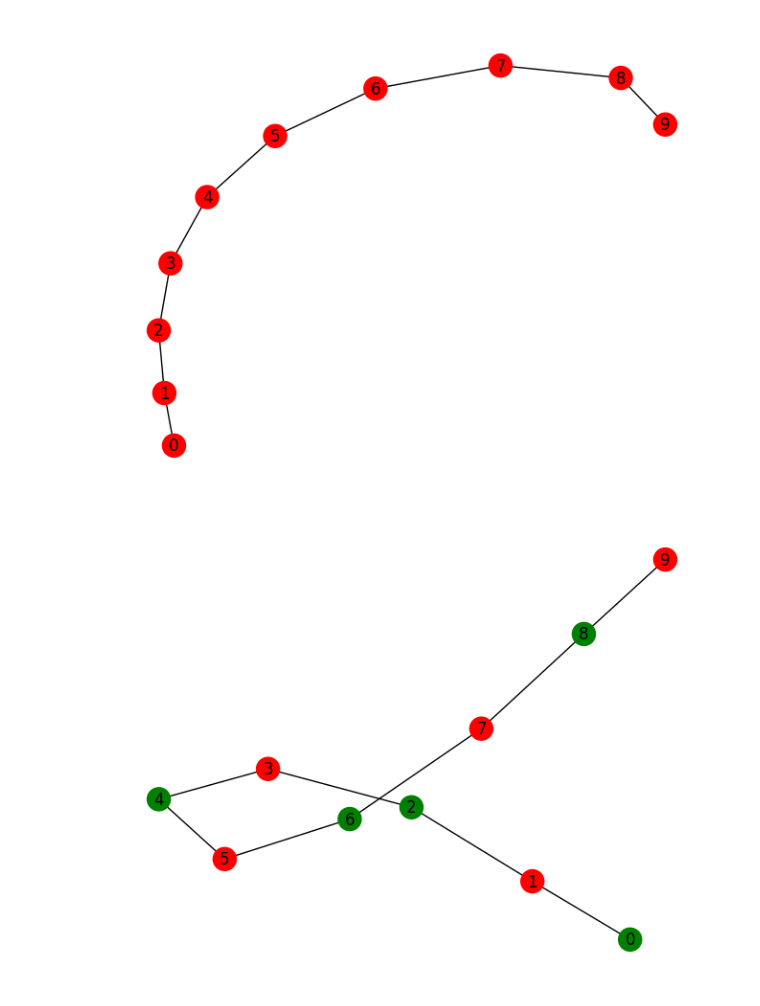
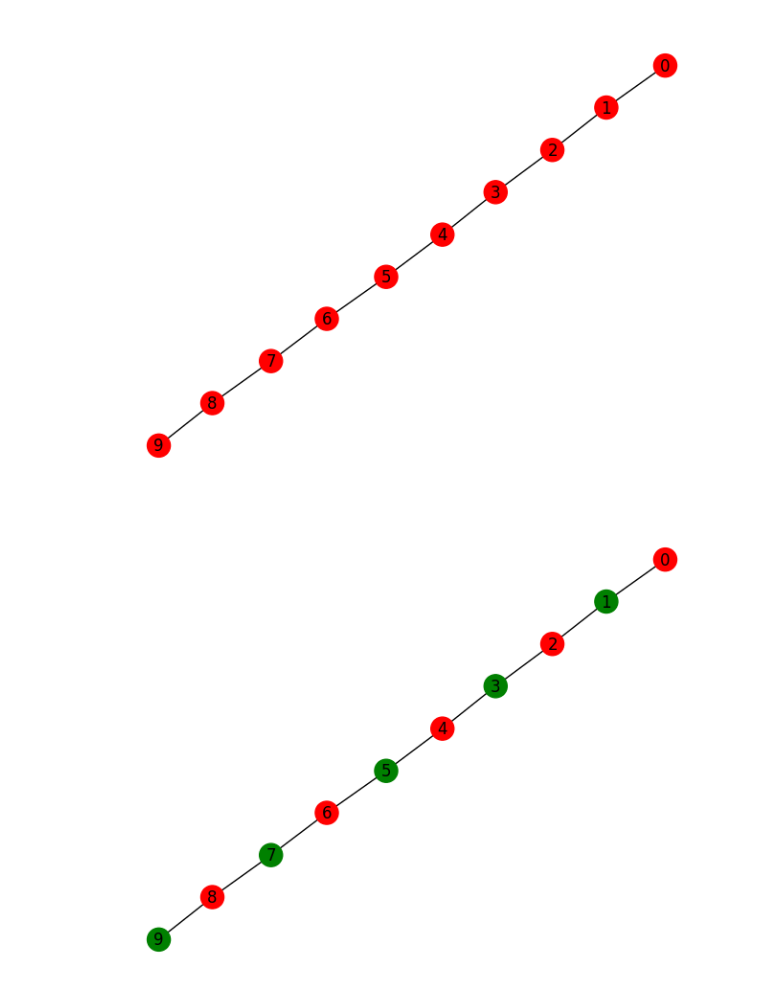
Before and after one commit to GiovanniTortia/Network_Dynamics, a Jupyter notebook: HW3/Coloring.ipynb, the cells around one changed output. Cells and saved outputs as stored; diff of their text form; code cells hidden in the pictures.

```diff
--- a/HW3/Coloring.ipynb
+++ b/HW3/Coloring.ipynb
@@ -1,34 +1,36 @@
 # %%
 import networkx as nx
 import numpy as np
 import matplotlib.pyplot as plt
 import scipy as sp
 
 # Exercise a
 
 # Initial configuration
 N = 10
 edges = []
 for i in range(N-1):
     edges.append((i, i+1))
 
 G = nx.Graph()
 G.add_edges_from(edges)
 W = nx.to_numpy_array(G)
 
 C = ['red', 'green']
 
 X = np.full(N, 'red', dtype=str)
-nx.draw(G, node_color=X, with_labels=True)
+nx.draw_kamada_kawai(G, node_color=X, with_labels=True)
 # %% [output]
-[figure, old version]
+[figure, new version]
 # %%
 # Initially, c = 1 for each pair of nodes since they all have the same color
 U = np.sum(W) * 0.5
 U_hist = [U]
 t = 0
 while(U > 0):
+    # Wake up random node
     node = np.random.choice(range(N))
+
     eta = t/50
     prob = []
     W_i = W[:,node]
@@ -41,10 +43,12 @@ while(U > 0):
 
         P_s = np.exp(-eta*exponent)
         prob.append(P_s)
-
     prob /= np.sum(prob)
 
+    # Update the color of the node
     X[node] = np.random.choice(C, p=prob)
+
+    # Compute new potential
     U = 0
     for i in range(N):
         for j in range(N):
@@ -53,9 +57,9 @@ while(U > 0):
     U_hist.append(U)
     t += 1
 
-nx.draw(G, node_color=X, with_labels=True)
+nx.draw_kamada_kawai(G, node_color=X, with_labels=True)
 # %% [output]
-[figure, old version]
+[figure, new version]
 # %%
 plt.plot(range(t+1), U_hist)
 # %% [output]
```
Also changed, not shown: parts of 5 cells of this notebook.
